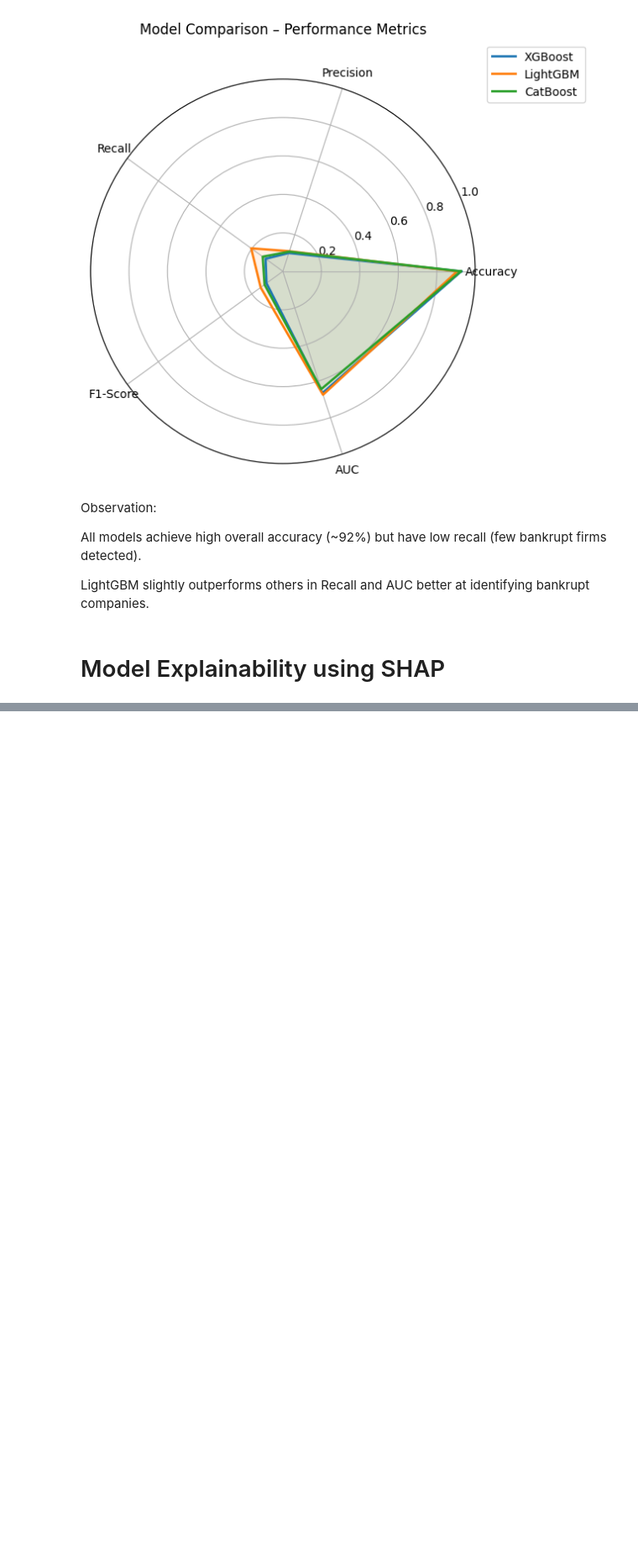
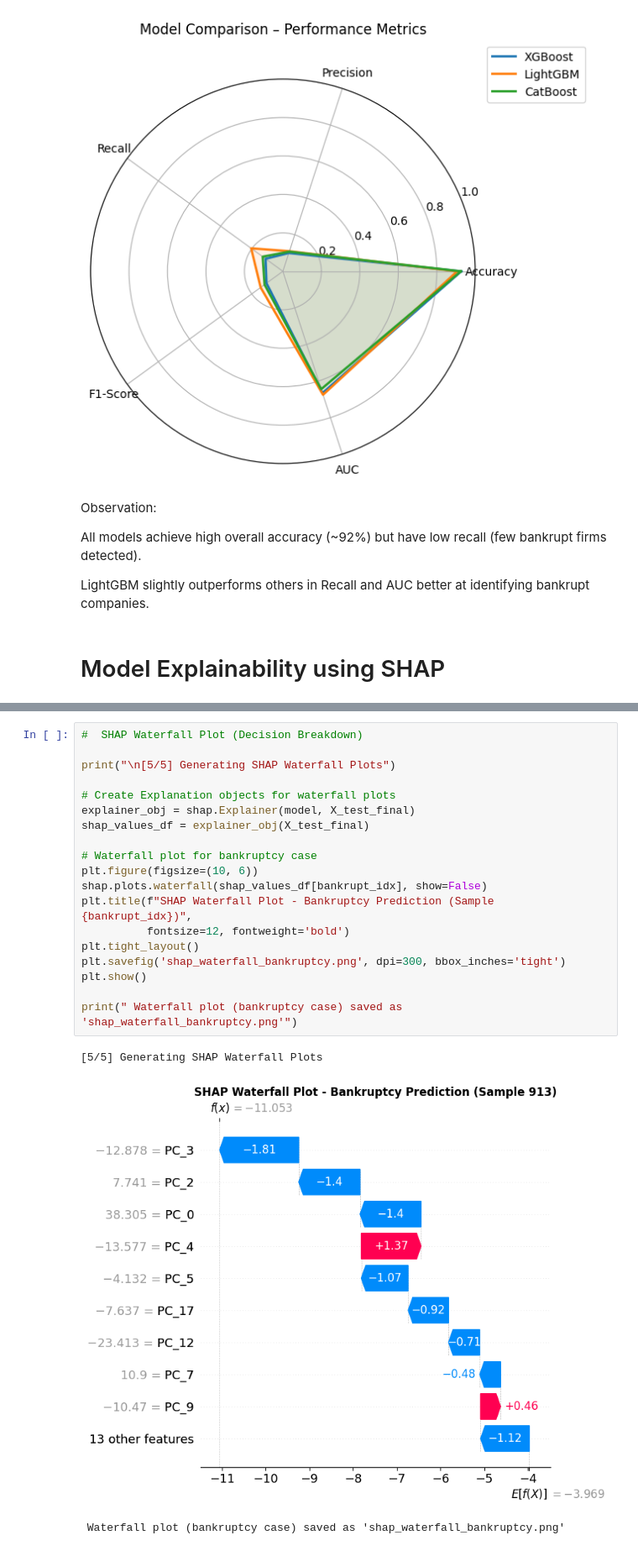
Before and after one commit to Sai-Vara-Prasad-Lekkalapudi/major-project, a Jupyter notebook: Major_project_EDA.ipynb, the cells around one changed output, grey strips where cells are left out. Shown at 84% size. Drawn from its saved outputs; the diff is of its cells as text; blank space fills up the shorter version.

```diff
--- a/Major_project_EDA.ipynb
+++ b/Major_project_EDA.ipynb
@@ -949,0 +1088,23 @@ LightGBM slightly outperforms others in Recall and AUC better at identifying ban
+# %%
+#  SHAP Waterfall Plot (Decision Breakdown)
+
+print("\n[5/5] Generating SHAP Waterfall Plots")
+
+# Create Explanation objects for waterfall plots
+explainer_obj = shap.Explainer(model, X_test_final)
+shap_values_df = explainer_obj(X_test_final)
+
+# Waterfall plot for bankruptcy case
+plt.figure(figsize=(10, 6))
+shap.plots.waterfall(shap_values_df[bankrupt_idx], show=False)
+plt.title(f"SHAP Waterfall Plot - Bankruptcy Prediction (Sample {bankrupt_idx})",
+          fontsize=12, fontweight='bold')
+plt.tight_layout()
+plt.savefig('shap_waterfall_bankruptcy.png', dpi=300, bbox_inches='tight')
+plt.show()
+
+print(" Waterfall plot (bankruptcy case) saved as 'shap_waterfall_bankruptcy.png'")
+# %% [output]
+[5/5] Generating SHAP Waterfall Plots
+[figure, added]
+ Waterfall plot (bankruptcy case) saved as 'shap_waterfall_bankruptcy.png'
```
Also changed, not shown: parts of 6 cells of this notebook.
